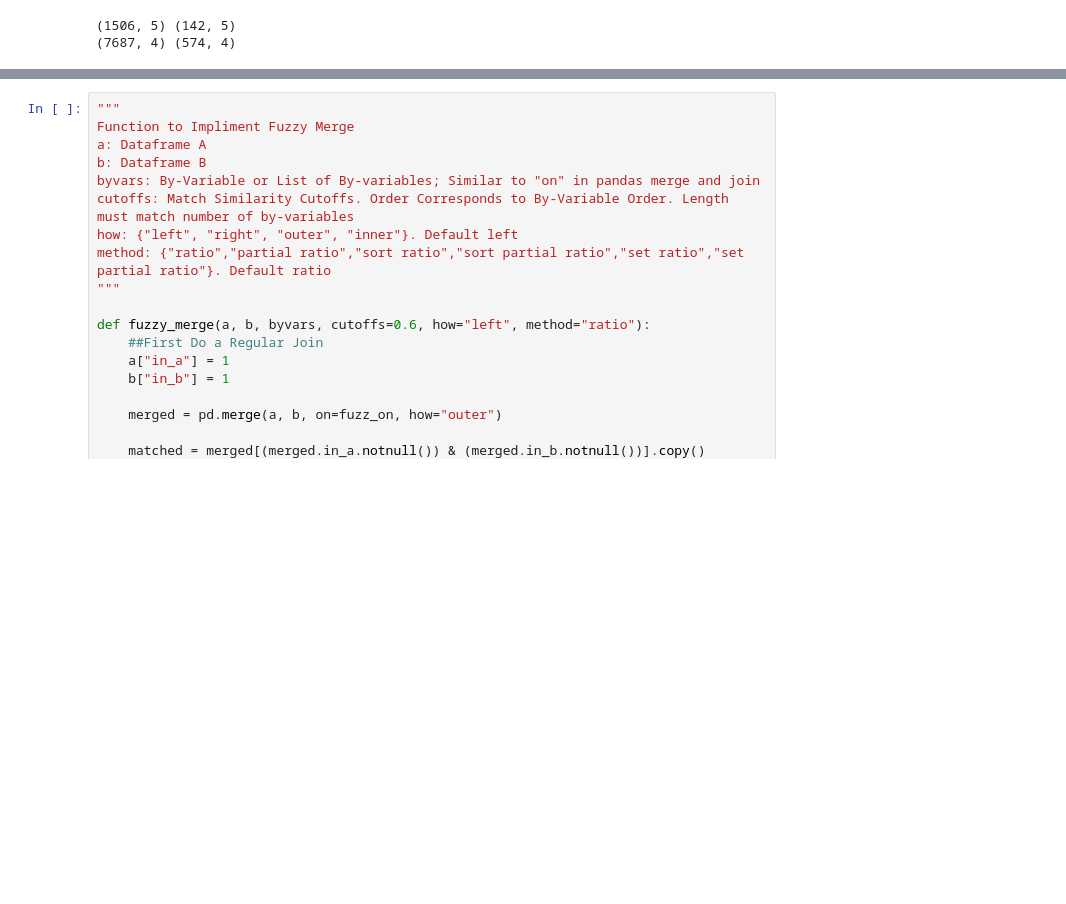
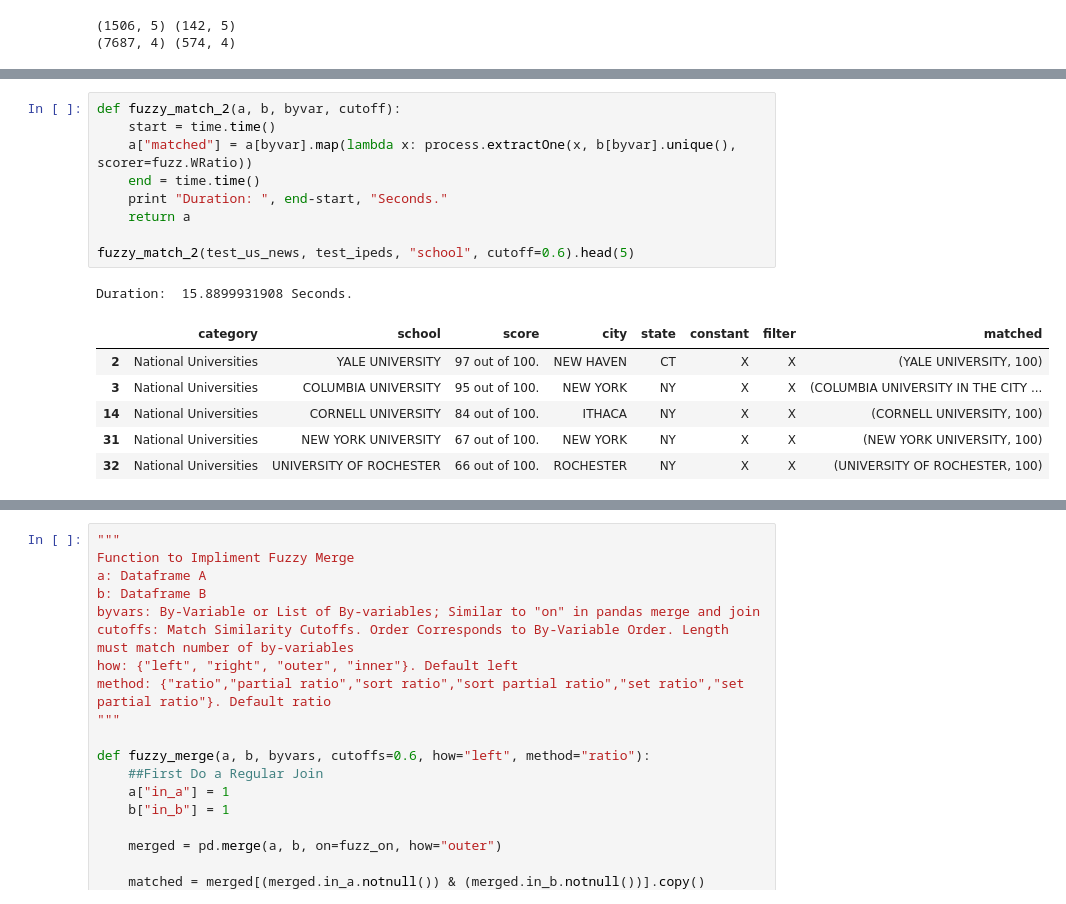
Before and after one commit to whugue/fuzzypandas, a Jupyter notebook: fuzzypandas-prototype.ipynb, the cells around one changed output, grey strips where cells are left out. Saved outputs shown, nothing was run; the diff lists cells and outputs as text; blank space fills up the shorter version.

```diff
--- a/fuzzypandas-prototype.ipynb
+++ b/fuzzypandas-prototype.ipynb
@@ -74,0 +129,17 @@ print ipeds.shape, test_ipeds.shape
+# %%
+def fuzzy_match_2(a, b, byvar, cutoff):
+    start = time.time()
+    a["matched"] = a[byvar].map(lambda x: process.extractOne(x, b[byvar].unique(), scorer=fuzz.WRatio))
+    end = time.time()
+    print "Duration: ", end-start, "Seconds."
+    return a
+
+fuzzy_match_2(test_us_news, test_ipeds, "school", cutoff=0.6).head(5)
+# %% [output]
+Duration:  15.8899931908 Seconds.
+|  | category | school | score | city | state | constant | filter | matched |
+| 2 | National Universities | YALE UNIVERSITY | 97 out of 100. | NEW HAVEN | CT | X | X | (YALE UNIVERSITY, 100) |
+| 3 | National Universities | COLUMBIA UNIVERSITY | 95 out of 100. | NEW YORK | NY | X | X | (COLUMBIA UNIVERSITY IN THE CITY ... |
+| 14 | National Universities | CORNELL UNIVERSITY | 84 out of 100. | ITHACA | NY | X | X | (CORNELL UNIVERSITY, 100) |
+| 31 | National Universities | NEW YORK UNIVERSITY | 67 out of 100. | NEW YORK | NY | X | X | (NEW YORK UNIVERSITY, 100) |
+| 32 | National Universities | UNIVERSITY OF ROCHESTER | 66 out of 100. | ROCHESTER | NY | X | X | (UNIVERSITY OF ROCHESTER, 100) |
```
Also changed, not shown: parts of 7 cells of this notebook.
